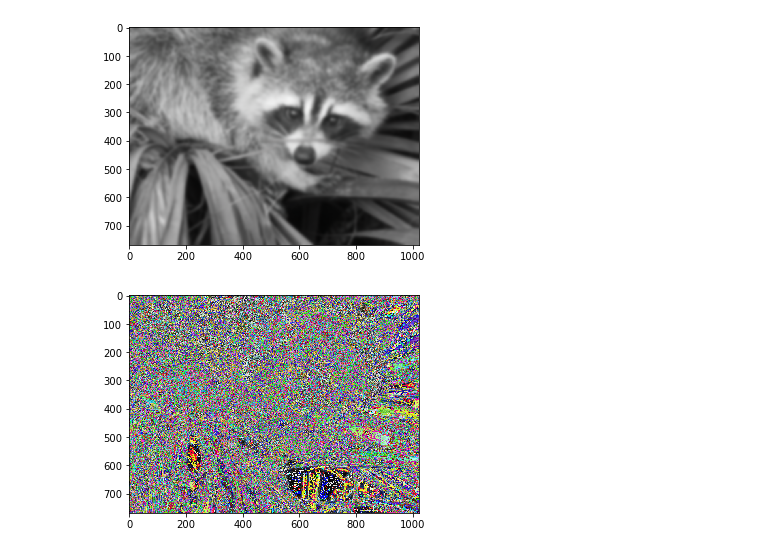
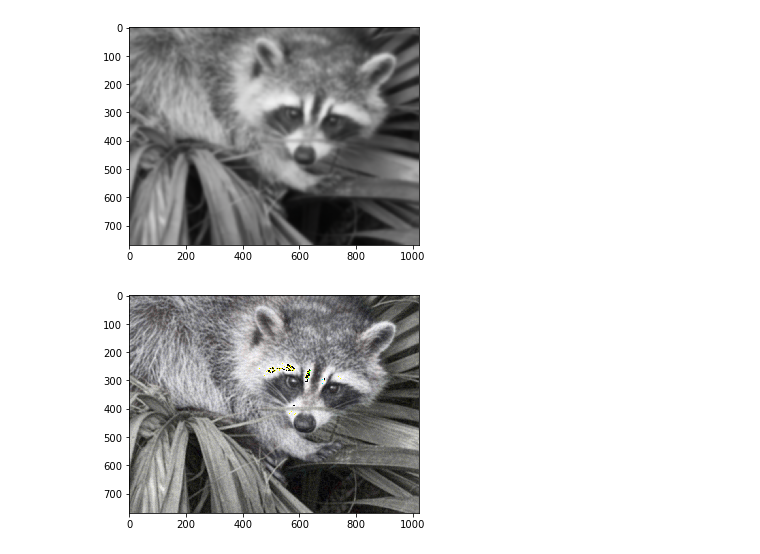
Before and after one commit to artcoderj9/web_practice, a Jupyter notebook: ai_visual/Scipy_practice01.ipynb, the cells around one changed output. Drawn from its saved outputs; the diff is of its cells as text; code cells hidden in the pictures.

```diff
--- a/ai_visual/Scipy_practice01.ipynb
+++ b/ai_visual/Scipy_practice01.ipynb
@@ -57,12 +57,11 @@ plt.show()
 [figure]
 # %%
 # sharpen
-blurred_face = ndimage.gaussian_filter(raccoon, sigma = 3)
 blurred_face_f = ndimage.gaussian_filter(blurred_face, sigma = 1)
 
-alpha = 30
-sharpened = blurred_face + alpha * (blurred_face - raccoon_gray)
+alpha = 10
+sharpened = blurred_face + alpha * (blurred_face - blurred_face_f)
 plt.imshow(sharpened)
 plt.show()
 # %% [output]
-[figure, old version]
+[figure, new version]
```
Also changed, not shown: 11 other files.
